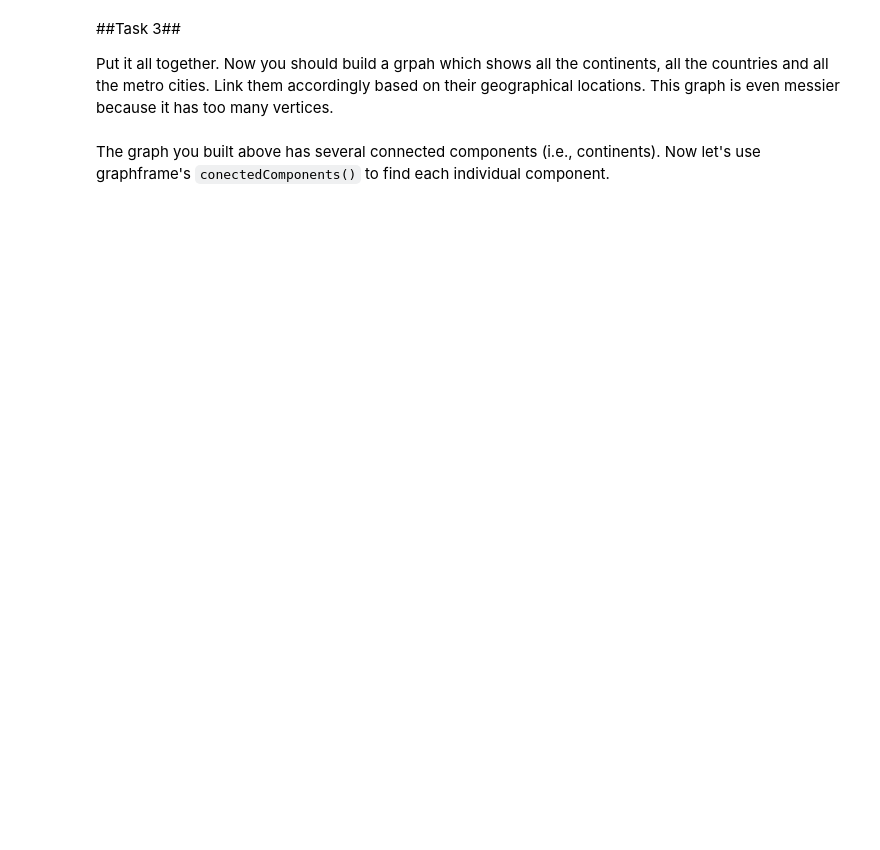
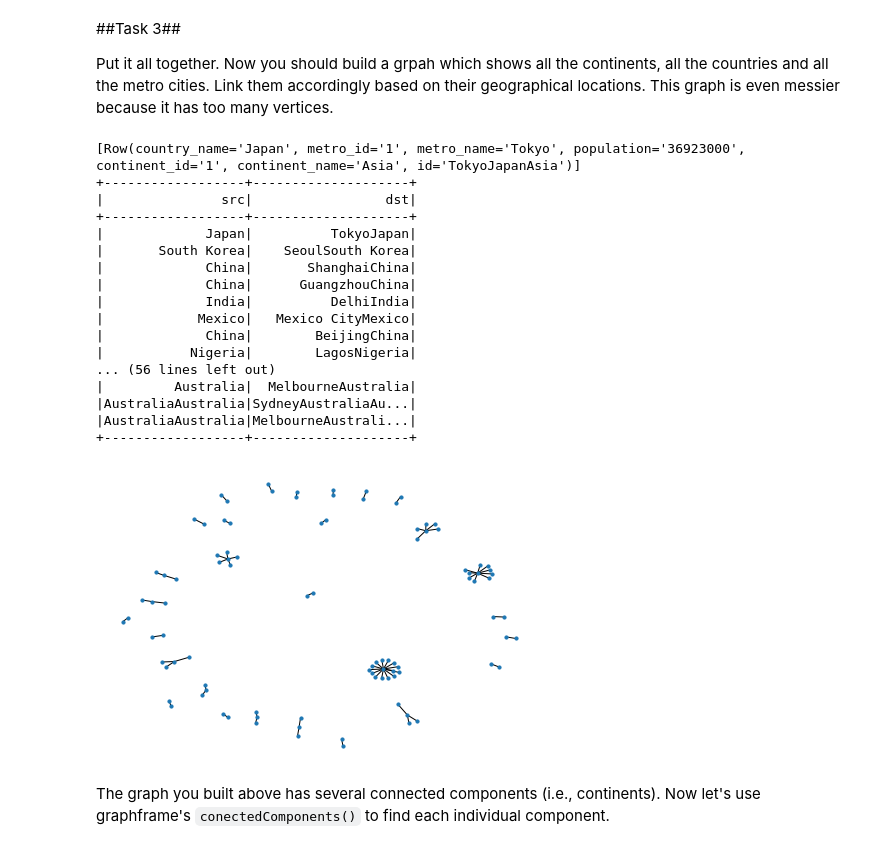
Before and after one commit to parkerburchett/BigDataClass, a Jupyter notebook: Parker_Burchett_Big_Data_Lab_5.ipynb, the cells around one changed output. Saved outputs shown, nothing was run; the diff lists cells and outputs as text; code cells hidden in the pictures; blank space fills up the shorter version.

```diff
--- a/Parker_Burchett_Big_Data_Lab_5.ipynb
+++ b/Parker_Burchett_Big_Data_Lab_5.ipynb
@@ -193,3 +255,69 @@ Put it all together. Now you should build a grpah which shows all the continents
+# %%
+mcc_vertices = mc_vertices.join(cc_vertices, 'country_name')
+# drop the redunent id.
+# id needs to be cityCountryContinent
+mcc_vertices = mcc_vertices.drop('id')
+
+mcc_vertices = mcc_vertices.withColumn('id', concat(mcc_vertices['metro_name'],mcc_vertices['country_name'],mcc_vertices['continent_name']))
+
+# mcc_vertices.head(4)
+# print('cc')
+# print(cc_edges.head(1))
+# print('mcc')
+# print(mc_edges.head(1))
+
+#### YOU NEED TO AMEK MC_EDGES.SCR BE THE .CONTAINS OF CC.SOURCE.
+
+# USE CONCAT FROM MCC_VERTICES.
+temp = mcc_vertices[['metro_name', 'country_name','continent_name']]
+temp_cc_edges = cc_edges.withColumnRenamed('src', 'country_name')
+s = temp.join(temp_cc_edges, 'country_name' )
+
+s = s.withColumn('src', concat(s['country_name'],s['continent_name']))
+s = s.withColumn('dst', concat(s['metro_name'],s['country_name'],s['continent_name']))
+
+
+cc_edges_two = s['src', 'dst']
+
+
+# print('after transform')
+# print('cc')
+# print(cc_edges.head(1))
+# print('mcc')
+# print(mc_edges_two.head(1))
+
+mcc_edges= mc_edges.union(cc_edges_two)
+
+## remove duplicate coutnry id from mmc_vertices
+
+mcc_vertices = mcc_vertices.drop('country_id')
+
+mcc = GraphFrame(mcc_vertices, mcc_edges)
+
+print(mcc.vertices.head(1))
+whole_graph = nx.from_pandas_edgelist(mcc.edges.toPandas(),'src','dst')
+nx.draw(whole_graph, with_labels = False, node_size = 10, font_size =8)
+
+mcc.edges.show(500)
+# %% [output]
+[Row(country_name='Japan', metro_id='1', metro_name='Tokyo', population='36923000', continent_id='1', continent_name='Asia', id='TokyoJapanAsia')]
++------------------+--------------------+
+|               src|                 dst|
++------------------+--------------------+
+|             Japan|          TokyoJapan|
+|       South Korea|    SeoulSouth Korea|
+|             China|       ShanghaiChina|
+|             China|      GuangzhouChina|
+|             India|          DelhiIndia|
+|            Mexico|   Mexico CityMexico|
+|             China|        BeijingChina|
+|           Nigeria|        LagosNigeria|
+... (56 lines left out)
+|         Australia|  MelbourneAustralia|
+|AustraliaAustralia|SydneyAustraliaAu...|
+|AustraliaAustralia|MelbourneAustrali...|
++------------------+--------------------+
+[figure, added]
 # %% [markdown]
 The graph you built above has several connected components (i.e., continents). Now let's use graphframe's `conectedComponents()` to find each individual component.
 # %%
```
Also changed, not shown: parts of 17 cells of this notebook, 1 other file.
